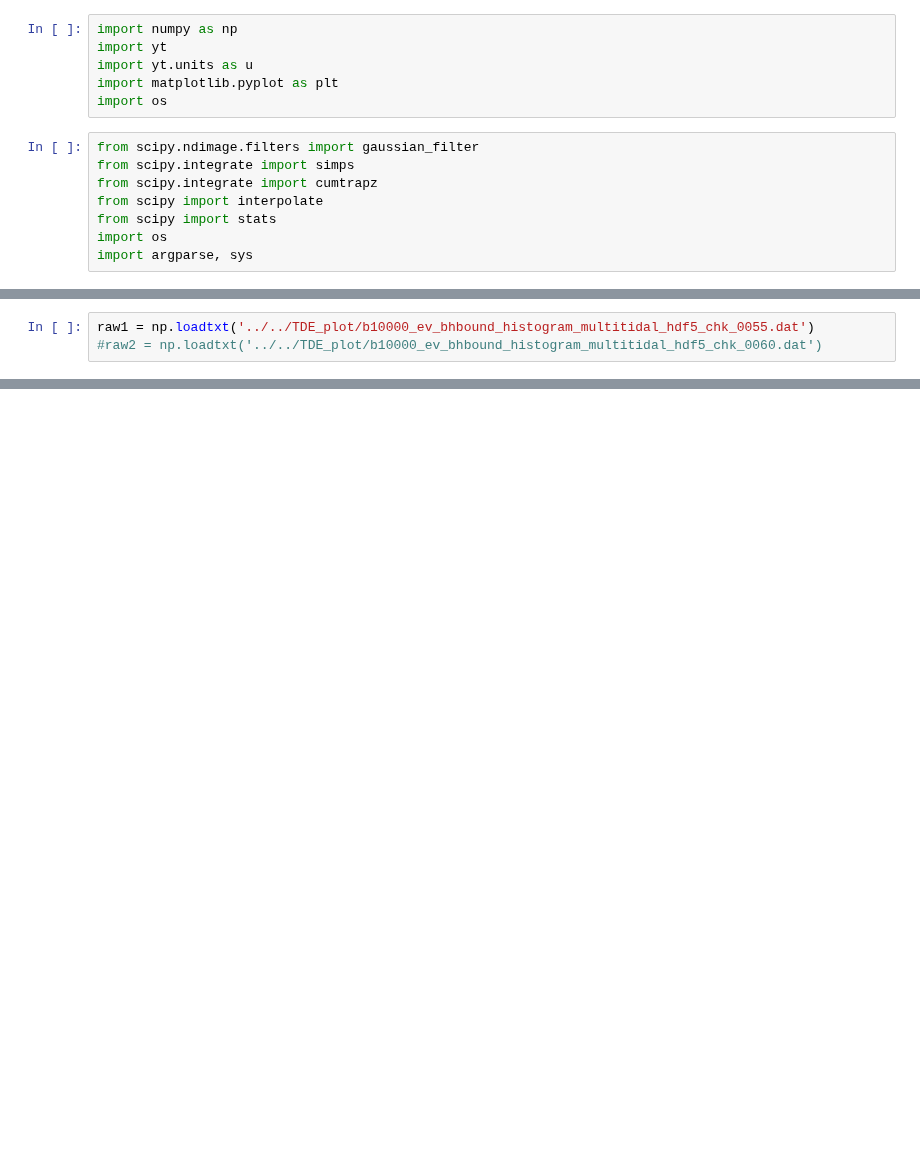
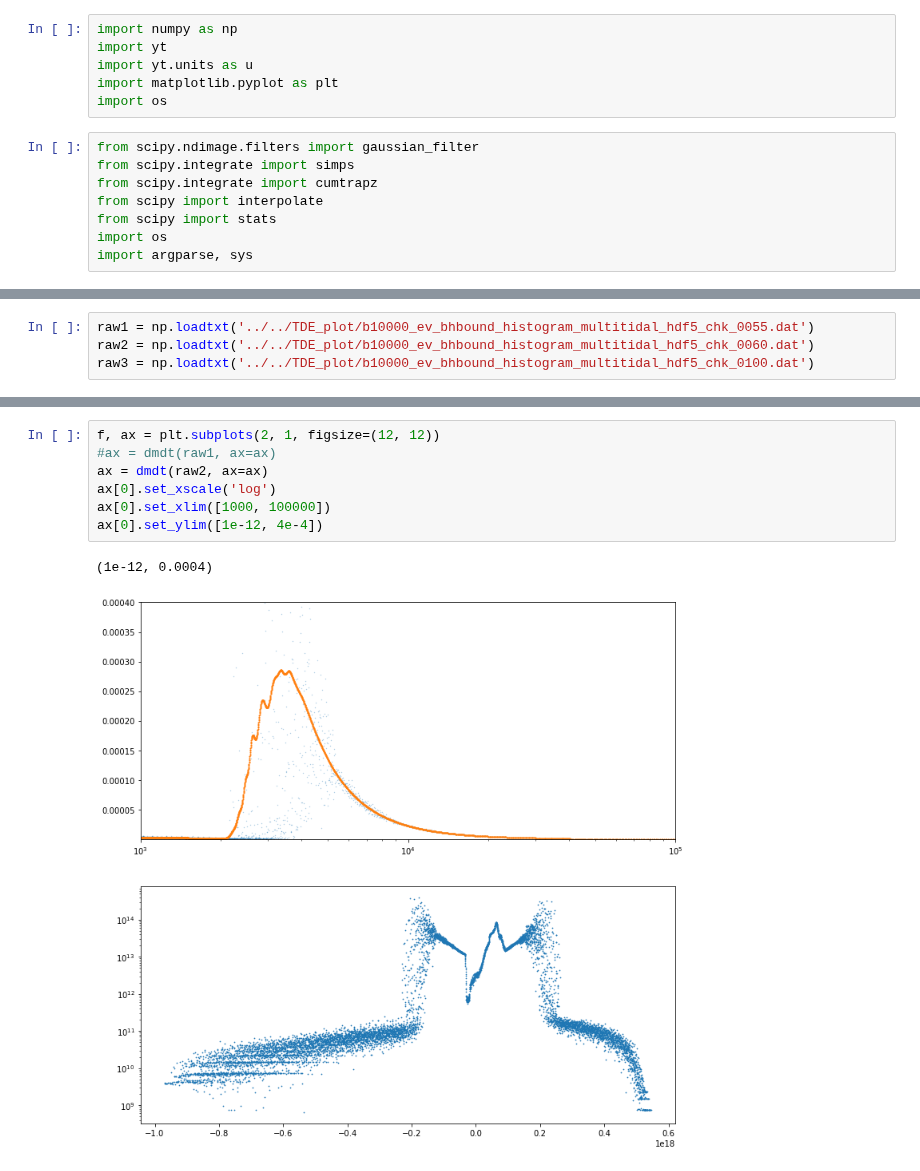
Before and after one commit to slowdivePTG/ASASSN-14ko, a Jupyter notebook: YT_Visualization/dmdt.ipynb, the cells around one changed output, grey strips where cells are left out. Saved outputs shown, nothing was run; the diff lists cells and outputs as text; blank space fills up the shorter version.

```diff
--- a/YT_Visualization/dmdt.ipynb
+++ b/YT_Visualization/dmdt.ipynb
@@ -41,3 +51,4 @@ def dmdt(raw):
 # %%
 raw1 = np.loadtxt('../../TDE_plot/b10000_ev_bhbound_histogram_multitidal_hdf5_chk_0055.dat')
-#raw2 = np.loadtxt('../../TDE_plot/b10000_ev_bhbound_histogram_multitidal_hdf5_chk_0060.dat')
+raw2 = np.loadtxt('../../TDE_plot/b10000_ev_bhbound_histogram_multitidal_hdf5_chk_0060.dat')
+raw3 = np.loadtxt('../../TDE_plot/b10000_ev_bhbound_histogram_multitidal_hdf5_chk_0100.dat')
@@ -51,0 +62,10 @@ plt.ylim([1e-12, 2e-10])
+# %%
+f, ax = plt.subplots(2, 1, figsize=(12, 12))
+#ax = dmdt(raw1, ax=ax)
+ax = dmdt(raw2, ax=ax)
+ax[0].set_xscale('log')
+ax[0].set_xlim([1000, 100000])
+ax[0].set_ylim([1e-12, 4e-4])
+# %% [output]
+(1e-12, 0.0004)
+[figure, added]
```
Also changed, not shown: parts of 3 cells of this notebook, 2 other files.
